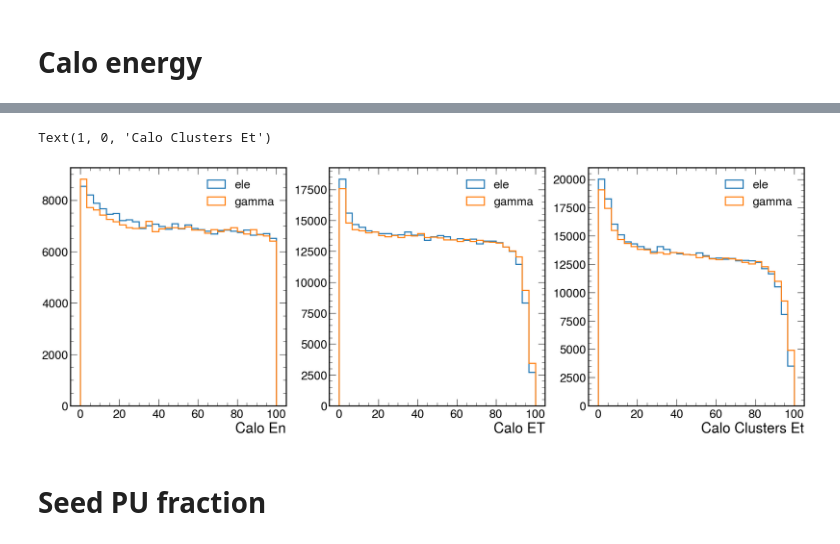
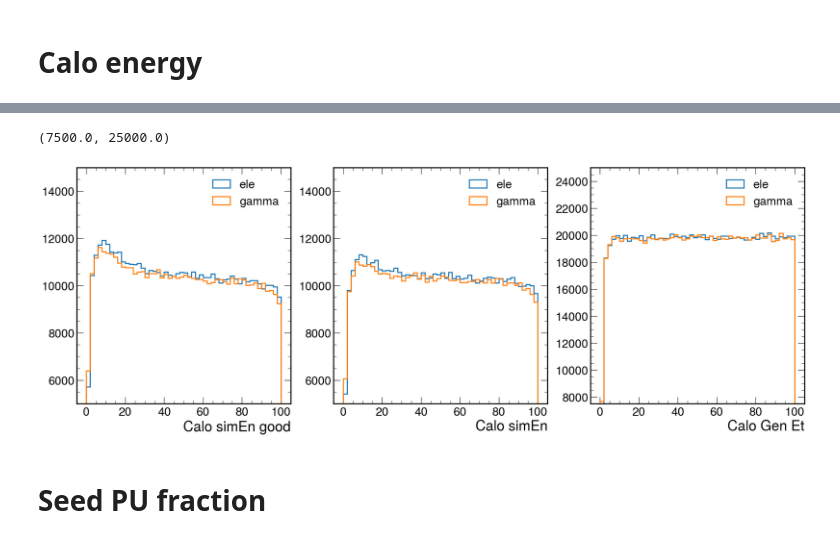
Before and after one commit to valsdav/DeepSuperCluster, a Jupyter notebook: NtuplesProduction/check_input_dataset/Check_seeds.ipynb, the cells around one changed output, grey strips where cells are left out. Drawn from its saved outputs; the diff is of its cells as text; code cells hidden in the pictures.

```diff
--- a/NtuplesProduction/check_input_dataset/Check_seeds.ipynb
+++ b/NtuplesProduction/check_input_dataset/Check_seeds.ipynb
@@ -7,8 +7,8 @@ import pandas as pd
 import mplhep as hep
 plt.style.use(hep.style.CMS)
 # %%
-store_gamma = pd.HDFStore("output_PU_clusters_check_gamma_v3.h5")
-store_ele = pd.HDFStore("output_PU_clusters_check_ele_v3.h5")
+store_gamma = pd.HDFStore("output_PU_clusters_check_gamma_v7.h5")
+store_ele = pd.HDFStore("output_PU_clusters_check_ele_v7.h5")
 # %%
-dfgam = pd.concat([store_gamma['df']])
-dfele = pd.concat([store_ele['df']])
+dfgam = store_gamma['df']
+dfele = store_ele['df']
@@ -146,25 +162,27 @@ Text(1, 0, 'Seed ET')
 # %%
 f, ax = plt.subplots(1 ,3, figsize=(24,8), dpi=100)
 
-ax[0].hist(dfele.calo_en, histtype="step", linewidth=2, label="ele", bins=30, range=(0,100))
-ax[0].hist(dfgam.calo_en, histtype="step", linewidth=2, label="gamma",bins=30, range=(0,100))
+ax[0].hist(dfele.calo_simen_good, histtype="step", linewidth=2, label="ele", bins=50, range=(0,100))
+ax[0].hist(dfgam.calo_simen_good, histtype="step", linewidth=2, label="gamma",bins=50, range=(0,100))
 ax[0].legend()
-ax[0].set_xlabel("Calo En")
+ax[0].set_xlabel("Calo simEn good")
+ax[0].set_ylim(5000, 15000)
 
-ax[1].hist(dfele.calo_et, histtype="step", linewidth=2, label="ele", bins=30, range=(0,100))
-ax[1].hist(dfgam.calo_et, histtype="step", linewidth=2, label="gamma",bins=30, range=(0,100))
+ax[1].hist(dfele.calo_simen, histtype="step", linewidth=2, label="ele", bins=50, range=(0,100))
+ax[1].hist(dfgam.calo_simen, histtype="step", linewidth=2, label="gamma",bins=50, range=(0,100))
 ax[1].legend()
-ax[1].set_xlabel("Calo ET")
+ax[1].set_xlabel("Calo simEn")
+ax[1].set_ylim(5000, 15000)
 
 
-
-ax[2].hist(dfele.tot_et_clcalo, histtype="step", linewidth=2, label="ele", bins=30, range=(0,100))
-ax[2].hist(dfgam.tot_et_clcalo, histtype="step", linewidth=2, label="gamma",bins=30, range=(0,100))
+ax[2].hist(dfele.calo_genet, histtype="step", linewidth=2, label="ele", bins=50, range=(0,100))
+ax[2].hist(dfgam.calo_genet, histtype="step", linewidth=2, label="gamma",bins=50, range=(0,100))
 ax[2].legend()
-ax[2].set_xlabel("Calo Clusters Et")
+ax[2].set_xlabel("Calo Gen Et")
+ax[2].set_ylim(7500, 25000)
 # %% [output]
-Text(1, 0, 'Calo Clusters Et')
+(7500.0, 25000.0)
-[figure, old version]
+[figure, new version]
 # %% [markdown]
 # Seed PU fraction
 # %%
```
Also changed, not shown: parts of 3 cells of this notebook, 7 other files.
